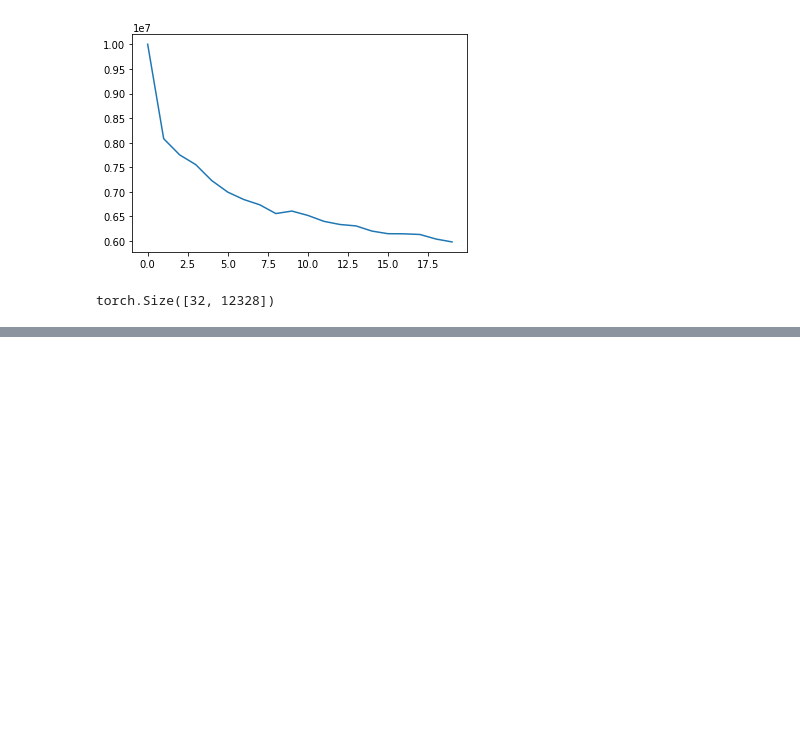
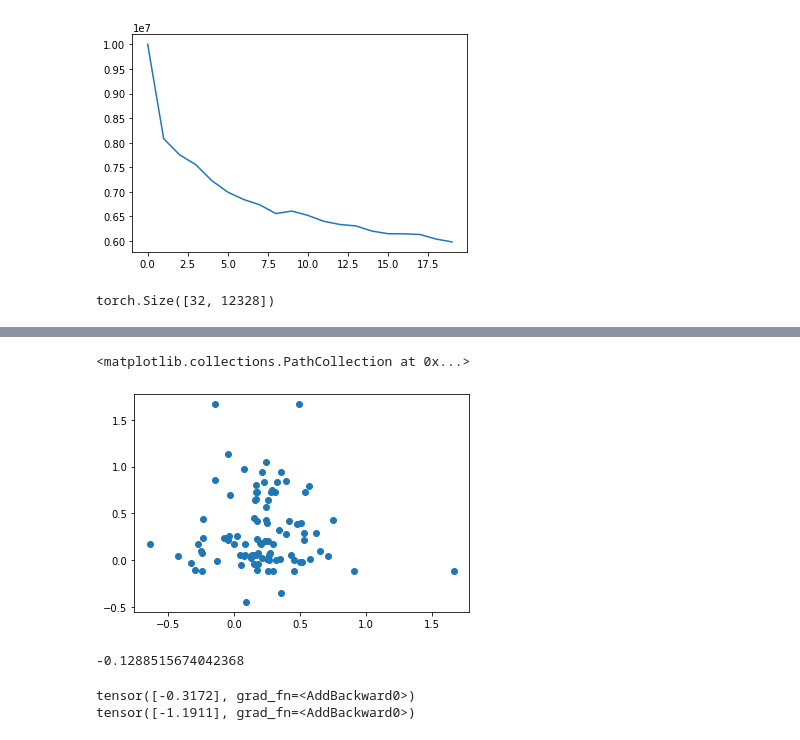
Before and after one commit to zswitten/coronavirus, a Jupyter notebook: notebooks/GEXP_activity_prediction.ipynb, the cells around one changed output, grey strips where cells are left out. Saved outputs shown, nothing was run; the diff lists cells and outputs as text; code cells hidden in the pictures; blank space fills up the shorter version.

```diff
--- a/notebooks/GEXP_activity_prediction.ipynb
+++ b/notebooks/GEXP_activity_prediction.ipynb
@@ -181,0 +199,5 @@ NameError: name 'lincs' is not defined
+# %%
+model = train_inhibition_model.model
+train_inhibition_model.train_model(
+    model, train_x, train_y, valid_x, valid_y, epochs=10
+)
@@ -181,0 +278,12 @@ NameError: name 'lincs' is not defined
+# %%
+pred_y = model(test_x)
+pred_y_array = pred_y.detach().numpy().flatten()
+import matplotlib.pyplot as plt
+plt.scatter(pred_y_array, test_y)
+# %% [output]
+<matplotlib.collections.PathCollection at 0x...>
+[figure, added]
+# %%
+pd.Series(pred_y_array).corr(pd.Series(test_y))
+# %% [output]
+-0.1288515674042368
@@ -181,0 +306,8 @@ NameError: name 'lincs' is not defined
+# %%
+model = inhibition_model.Net(input_dim=train_x.shape[1], hidden_shape=[32, 32])
+print(model(torch.tensor(train_x[0], dtype=torch.float32)))
+train_model(model, train_x, train_y)
+print(model(torch.tensor(train_x[0], dtype=torch.float32)))
+# %% [output]
+tensor([-0.3172], grad_fn=<AddBackward0>)
+tensor([-1.1911], grad_fn=<AddBackward0>)
```
Also changed, not shown: parts of 28 cells of this notebook, 5 other files.
